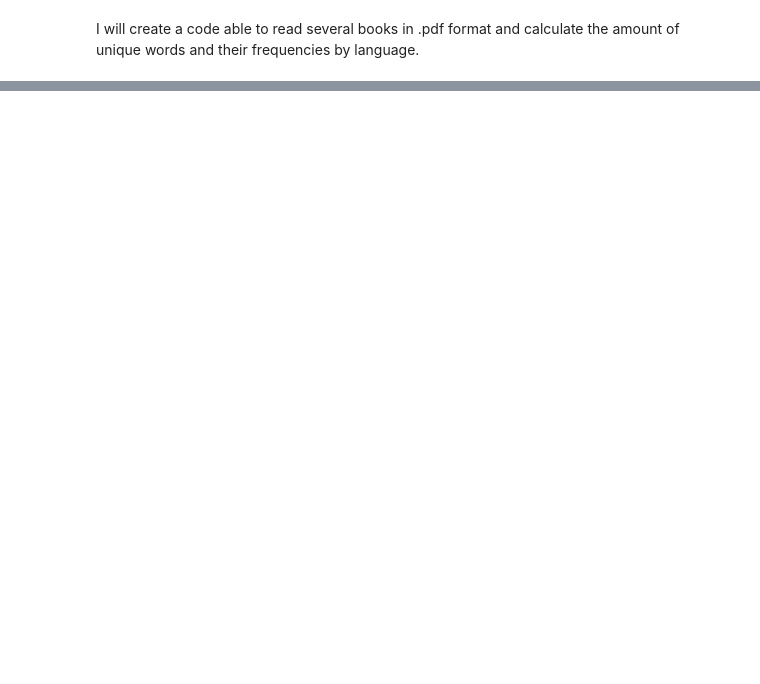
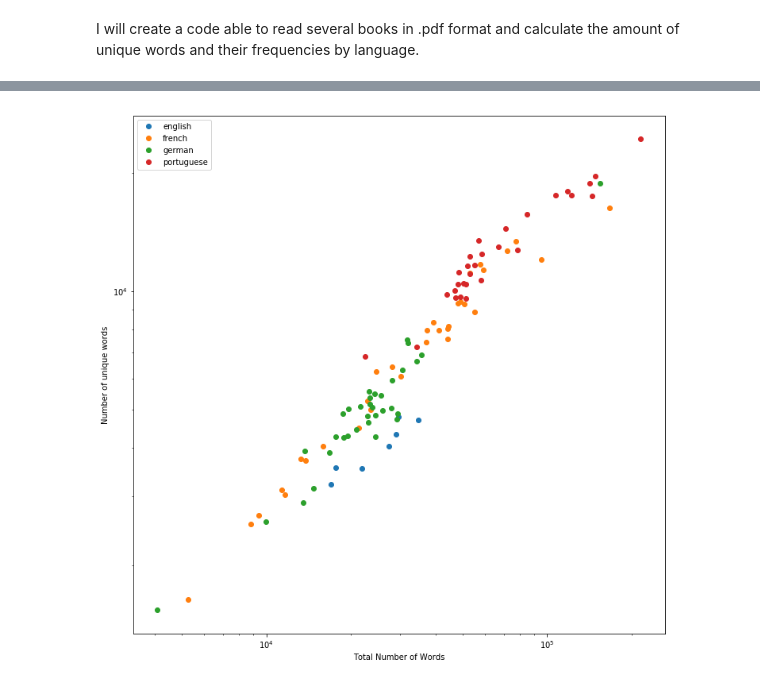
Before and after one commit to igerardoh/book-reader, a Jupyter notebook: file_reader.ipynb, the cells around one changed output, grey strips where cells are left out. Cells and saved outputs as stored; diff of their text form; code cells hidden in the pictures; blank space fills up the shorter version.

Commit message:
output scatter plot with the results

```diff
--- a/file_reader.ipynb
+++ b/file_reader.ipynb
@@ -84,0 +85,19 @@ print(count_result)
+# %%
+%matplotlib inline
+
+import matplotlib.pyplot as plt
+
+plt.figure(figsize = (12,12))
+
+# plot the stat from every book by language
+for language in os.listdir(book_dir):
+    subset = stat_result[stat_result.lang == language]   # filter the stat data by language
+    plt.loglog(subset.total_words, subset.uniq_words, "o", label = language)
+
+plt.legend()
+plt.xlabel("Total Number of Words")
+plt.ylabel("Number of unique words")
+plt.savefig("total_vs_unique_words.png")
+plt.show()
+# %% [output]
+[figure, added]
```
Also changed, not shown: parts of 1 cell of this notebook, 3 other files.
